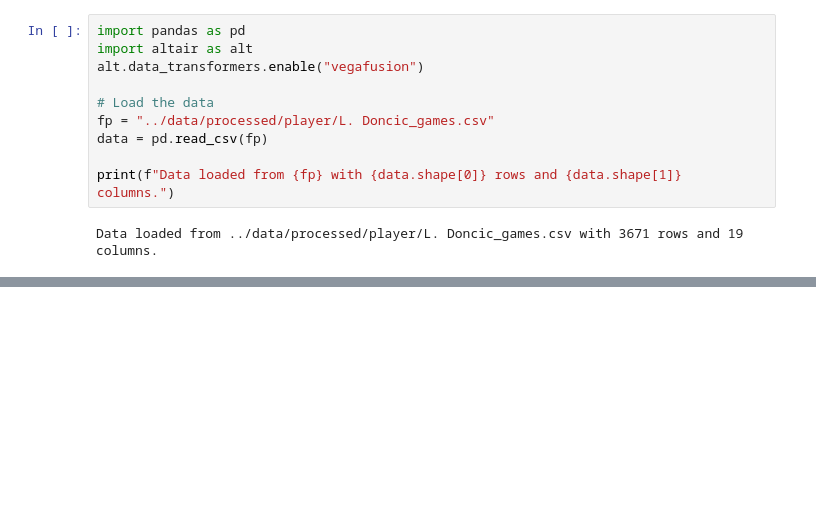
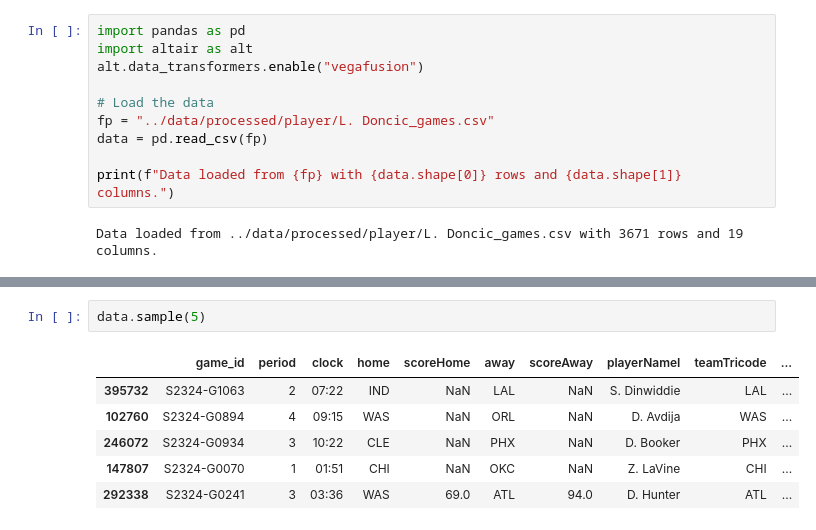
Before and after one commit to brendanwilliam/basketball-shotplot-data, a Jupyter notebook: src/notebook/datavis.ipynb, the cells around one changed output, grey strips where cells are left out. Saved outputs shown, nothing was run; the diff lists cells and outputs as text; blank space fills up the shorter version.

```diff
--- a/src/notebook/datavis.ipynb
+++ b/src/notebook/datavis.ipynb
@@ -37,0 +85,9 @@ makes| misses
+# %%
+data.sample(5)
+# %% [output]
+|  | game_id | period | clock | home | scoreHome | away | scoreAway | playerNameI | teamTricode | ... |
+| 395732 | S2324-G1063 | 2 | 07:22 | IND | NaN | LAL | NaN | S. Dinwiddie | LAL | ... |
+| 102760 | S2324-G0894 | 4 | 09:15 | WAS | NaN | ORL | NaN | D. Avdija | WAS | ... |
+| 246072 | S2324-G0934 | 3 | 10:22 | CLE | NaN | PHX | NaN | D. Booker | PHX | ... |
+| 147807 | S2324-G0070 | 1 | 01:51 | CHI | NaN | OKC | NaN | Z. LaVine | CHI | ... |
+| 292338 | S2324-G0241 | 3 | 03:36 | WAS | 69.0 | ATL | 94.0 | D. Hunter | ATL | ... |
```
Also changed, not shown: parts of 8 cells of this notebook, 1 other file.
